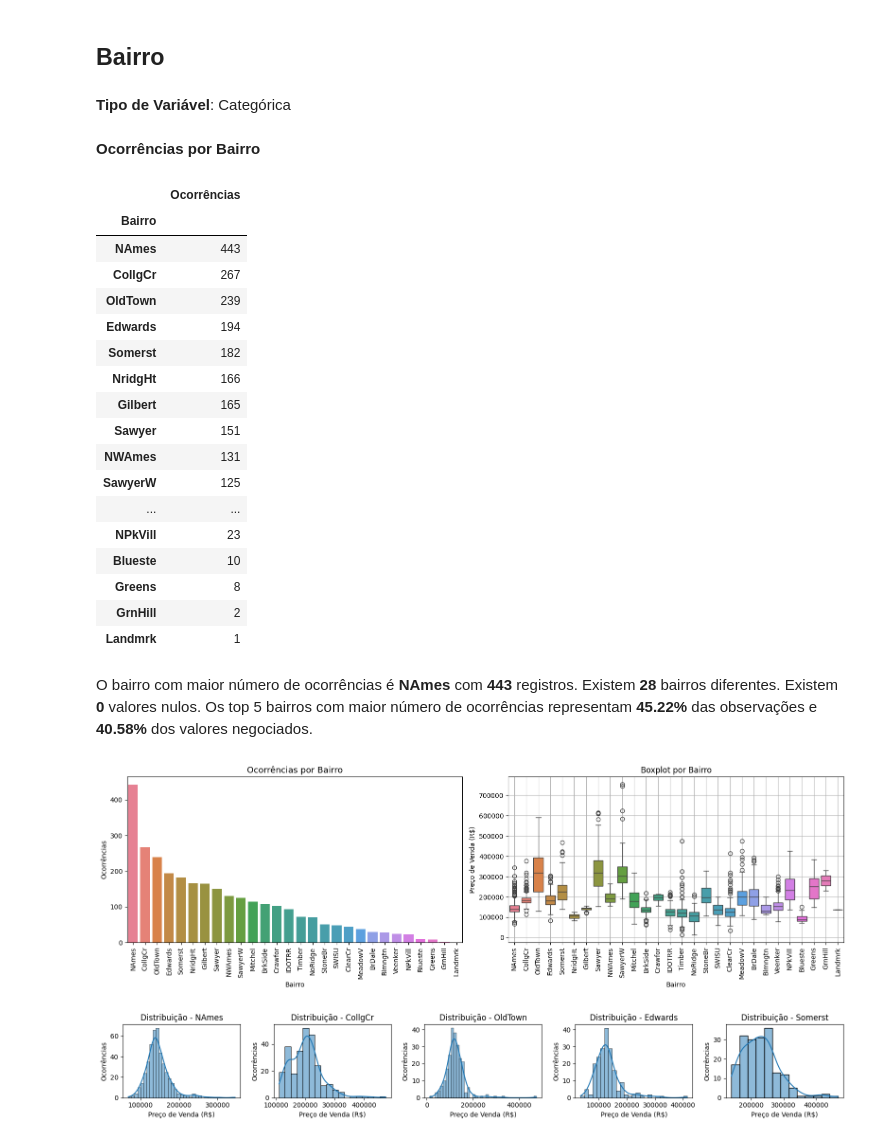
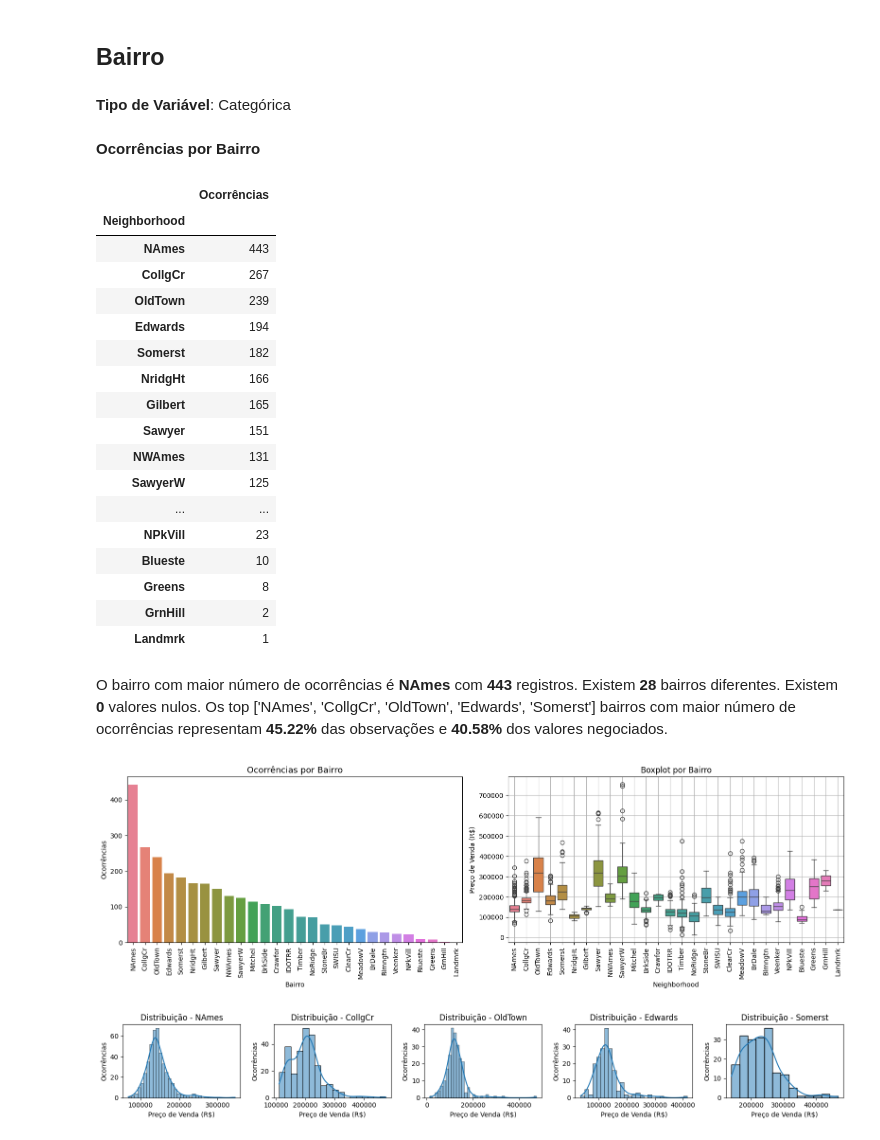
Before and after one commit to fernandosola/aedi_teste_hipotese, a Jupyter notebook: notebooks/analise.ipynb, the cells around one changed output. Cells and saved outputs as stored; diff of their text form; code cells hidden in the pictures.

```diff
--- a/notebooks/analise.ipynb
+++ b/notebooks/analise.ipynb
@@ -386,14 +389,14 @@ Amostra não parece ser normalmente distribuída (rejeita H0)
 # %% [markdown]
 ## Bairro
 # %%
-df_bairros_counts = df['Bairro'].value_counts(dropna=False).to_frame().rename(columns={'count':'Ocorrências'})
-nulos = df['Bairro'].isna().sum()
+df_counts = df['Neighborhood'].value_counts(dropna=False).to_frame().rename(columns={'count':'Ocorrências'})
+nulos = df['Neighborhood'].isna().sum()
 
 top = 5
-top_perc = df_bairros_counts[:top].sum().iloc[0]/df_bairros_counts.sum().iloc[0]
+top_perc = df_counts[:top].sum().iloc[0]/df_counts.sum().iloc[0]
 
-top_bairros = list(df_bairros_counts[:top].index)
-total_sales_top_perc = df[df['Bairro'].isin(top_bairros)]['PrecoVenda'].sum()/df['PrecoVenda'].sum()
+top_bairros = list(df_counts[:top].index)
+total_sales_top_perc = df[df['Neighborhood'].isin(top_bairros)]['SalePrice'].sum()/df['SalePrice'].sum()
 
 # exibir a descritiva
 display(Markdown(f"""
@@ -403,14 +406,14 @@ display(Markdown(f"""
 display(Markdown(f"""
 **Ocorrências por Bairro**
 """))
-display(df_bairros_counts)
+display(df_counts)
 
 # escrever uma pequena análise a respeito
 display(Markdown(f"""
 O bairro com maior número de ocorrências é **NAmes** com **443** registros.
 Existem **28** bairros diferentes.
 Existem **0** valores nulos.
-Os top {top} bairros com maior número de ocorrências representam **{top_perc:.2%}** das observações e **{total_sales_top_perc:.2%}** dos valores negociados.
+Os top {top_bairros} bairros com maior número de ocorrências representam **{top_perc:.2%}** das observações e **{total_sales_top_perc:.2%}** dos valores negociados.
 """))
 # %% [output]
 
@@ -418,7 +421,7 @@ Os top {top} bairros com maior número de ocorrências representam **{top_perc:.
 
 **Ocorrências por Bairro**
 |  | Ocorrências |
-| Bairro |  |
+| Neighborhood |  |
 | NAmes | 443 |
 | CollgCr | 267 |
 | OldTown | 239 |
@@ -439,30 +442,30 @@ Os top {top} bairros com maior número de ocorrências representam **{top_perc:.
 O bairro com maior número de ocorrências é **NAmes** com **443** registros.
 Existem **28** bairros diferentes.
 Existem **0** valores nulos.
-Os top 5 bairros com maior número de ocorrências representam **45.22%** das observações e **40.58%** dos valores negociados.
+Os top ['NAmes', 'CollgCr', 'OldTown', 'Edwards', 'Somerst'] bairros com maior número de ocorrências representam **45.22%** das observações e **40.58%** dos valores negociados.
 # %%
 fig, ax = plt.subplots(1, 2, figsize=default_figsize)
 
 # Subplot 1: histograma por bairro
 plt.subplot(1, 2, 1)
-sns.barplot(x='Bairro', y='Ocorrências', data=df_bairros_counts, ax=ax[0], hue='Bairro')
+sns.barplot(x='Neighborhood', y='Ocorrências', data=df_counts, ax=ax[0], hue='Neighborhood')
 plt.title(r'Ocorrências por Bairro', fontsize=13)
 plt.xlabel(r"Bairro")
 plt.ylabel('Ocorrências')
 plt.xticks(rotation=90)
 
 # # Subplot 2: Boxplot
 plt.subplot(1, 2, 2)
-sns.boxplot(x='Bairro', y='PrecoVenda', data=df, ax=ax[1], hue='Bairro')
+sns.boxplot(x='Neighborhood', y='SalePrice', data=df, ax=ax[1], hue='Neighborhood')
 plt.title('Boxplot por Bairro')
 plt.ylabel('Preço de Venda (R$)')
-plt.xlabel('Bairro')
-plt.xticks(ticks=range(len(df_bairros_counts.index)), labels=df_bairros_counts.index, rotation=90)
+plt.xlabel('Neighborhood')
+plt.xticks(ticks=range(len(df_counts.index)), labels=df_counts.index, rotation=90)
 plt.grid(True)
 plt.tight_layout()
 plt.show()
 # %% [output]
-[figure, old version]
+[figure, new version]
 # %%
 # imprimir o histograma e distribuição de cada um dos top bairros selecionados
 fig, ax = plt.subplots(1, 5, figsize=default_figsize_small)
```
Also changed, not shown: parts of 31 cells of this notebook.
